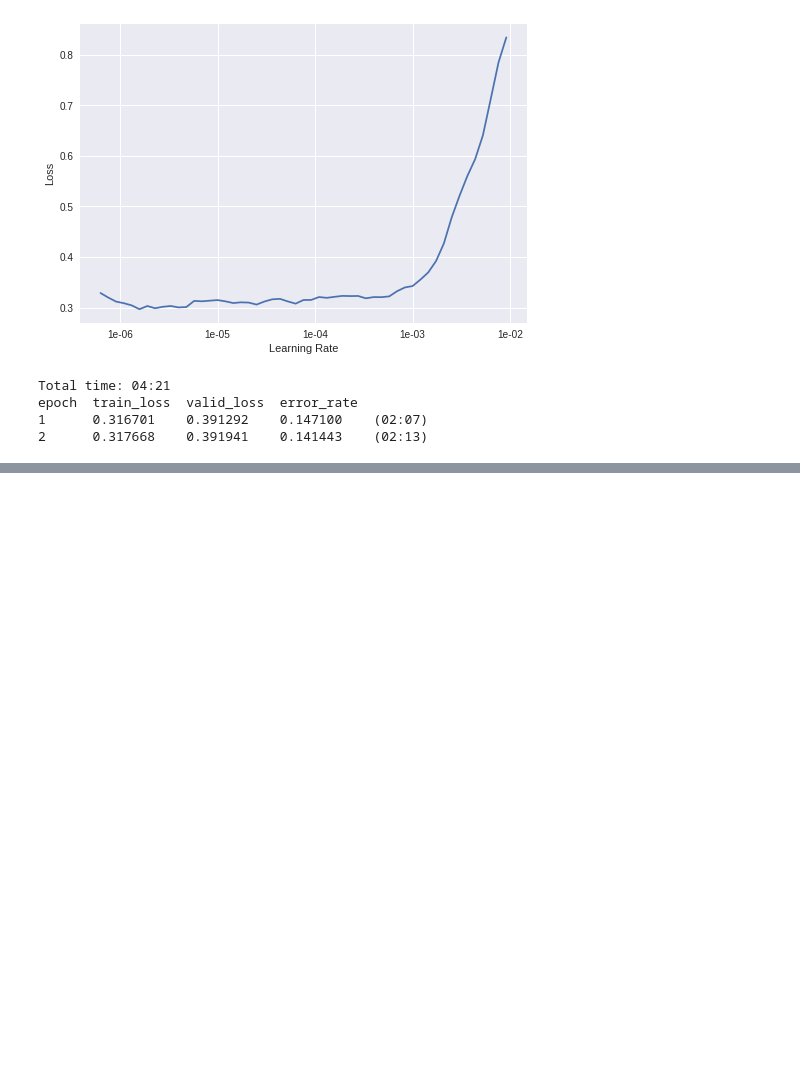
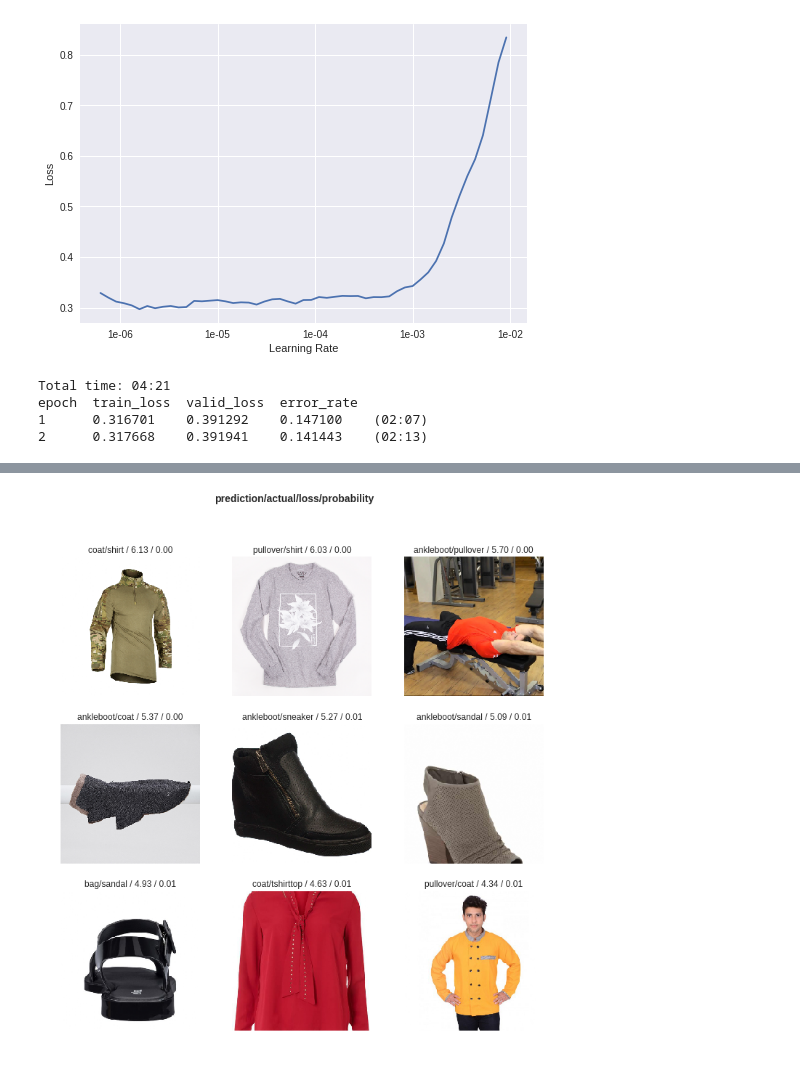
Before and after one commit to ibacaraujo/fashion-classification, a Jupyter notebook: fashion_classification.ipynb, the cells around one changed output, grey strips where cells are left out. Cells and saved outputs as stored; diff of their text form; code cells hidden in the pictures; blank space fills up the shorter version.

```diff
--- a/fashion_classification.ipynb
+++ b/fashion_classification.ipynb
@@ -221,0 +232,4 @@ learn.save('stage-2')
+# %%
+interp.plot_top_losses(9)
+# %% [output]
+[figure, added]
```
Also changed, not shown: parts of 4 cells of this notebook.
